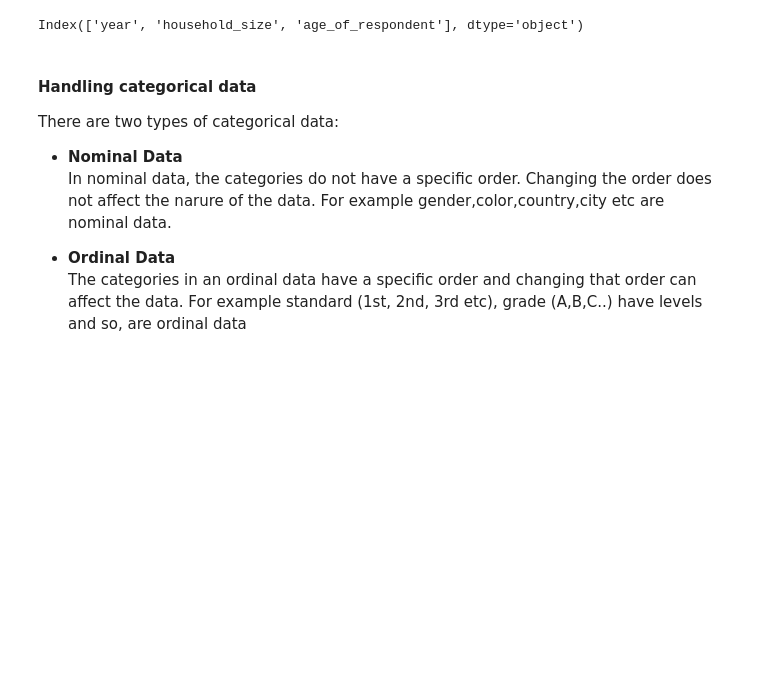
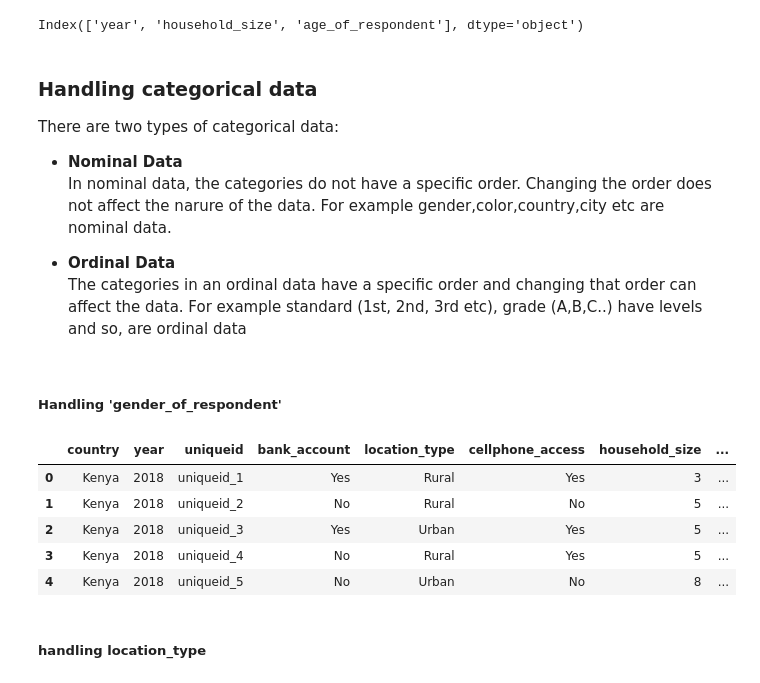
Before and after one commit to Njeri-Gitome/Financial_Inclusion_in_Africa, a Jupyter notebook: financial.ipynb, the cells around one changed output. Drawn from its saved outputs; the diff is of its cells as text; code cells hidden in the pictures; blank space fills up the shorter version.

Commit message:
Handling categorical variables

```diff
--- a/financial.ipynb
+++ b/financial.ipynb
@@ -340,10 +372,30 @@ train.select_dtypes(include =['int']).columns
 # %% [output]
 Index(['year', 'household_size', 'age_of_respondent'], dtype='object')
 # %% [markdown]
-#### Handling categorical data
+### Handling categorical data
 There are two types of categorical data:<br>
 - **Nominal Data** <br>
 In nominal data, the categories do not have a specific order. Changing the order does not affect the narure of the data. For example gender,color,country,city etc are nominal data.<br>
 
 - **Ordinal Data** <br>
 The categories in an ordinal data have a specific order and changing that order can affect the data. For example standard (1st, 2nd, 3rd etc), grade (A,B,C..) have levels and so, are ordinal data
+# %% [markdown]
+##### Handling 'gender_of_respondent'
+# %%
+'''
+Binary encoding of the gender_of_repondent
+The gender will be represented in two categories represented as 0 and 1. This encoding allows machine learning algorithms to process gnder information as numerical input.
+'''
+
+# Map Gender to binary encoding
+gender_map = {'Male' : 0, 'Female' : 1}
+train['gender_encoded'] = train ['gender_of_respondent'].map(gender_map)
+# %%
+train.head(5)
+# %% [output]
+|  | country | year | uniqueid | bank_account | location_type | cellphone_access | household_size | ... |
+| 0 | Kenya | 2018 | uniqueid_1 | Yes | Rural | Yes | 3 | ... |
+| 1 | Kenya | 2018 | uniqueid_2 | No | Rural | No | 5 | ... |
+| 2 | Kenya | 2018 | uniqueid_3 | Yes | Urban | Yes | 5 | ... |
+| 3 | Kenya | 2018 | uniqueid_4 | No | Rural | Yes | 5 | ... |
+| 4 | Kenya | 2018 | uniqueid_5 | No | Urban | No | 8 | ... |
@@ -349,0 +405,2 @@ The categories in an ordinal data have a specific order and changing that order
+# %% [markdown]
+##### handling location_type
```
Also changed, not shown: parts of 33 cells of this notebook.
